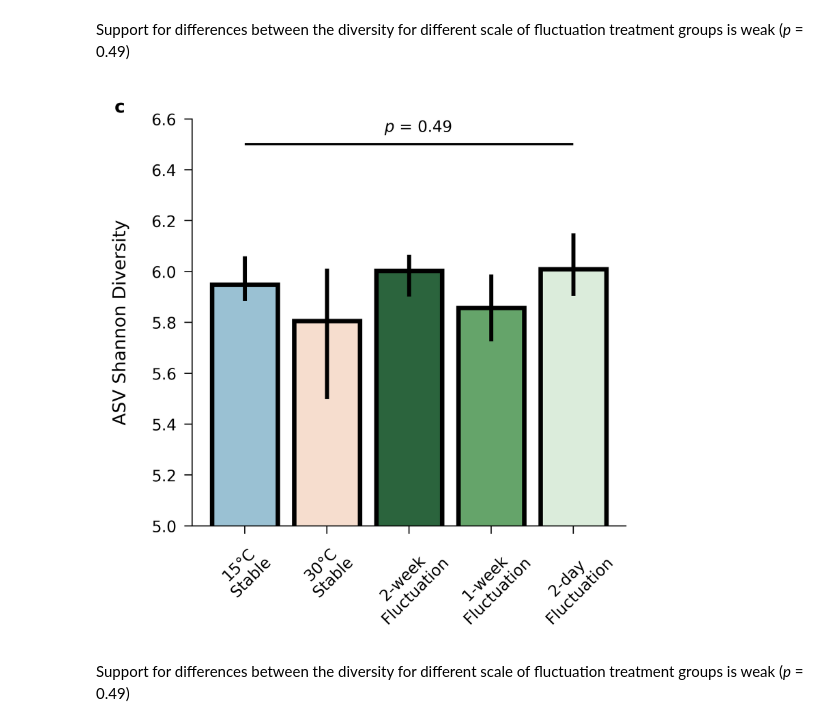
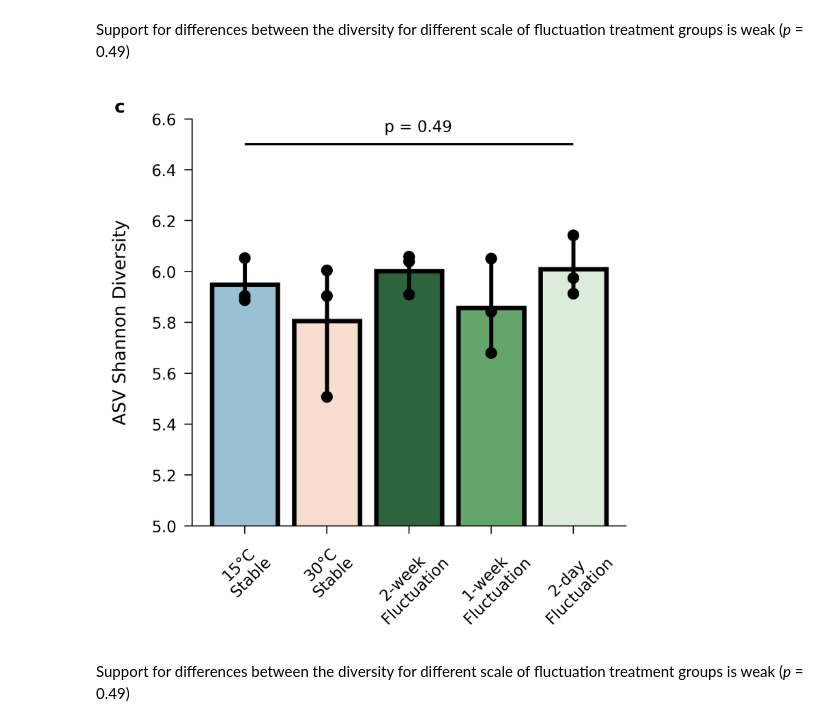
Before and after one commit to biomoff/Temperature-fluctuation, a Jupyter notebook: Amplicon/Notebooks/01_Alpha-diversity.ipynb, the cells around one changed output. Drawn from its saved outputs; the diff is of its cells as text; code cells hidden in the pictures.

```diff
--- a/Amplicon/Notebooks/01_Alpha-diversity.ipynb
+++ b/Amplicon/Notebooks/01_Alpha-diversity.ipynb
@@ -439,34 +439,39 @@ plt.style.use("../nature.mplstyle")
 s2_active_diversity = pd.read_csv("../Datasets/Diversity/Alpha/StageTwoActive_diversity_averaged.csv")
 
 # create order for scales of fluctuation
 order = ['lowT','highT','2Weeks','1Week','2Days']
+s2_active_diversity['Scale of fluctuation'] = pd.Categorical(s2_active_diversity['Scale of fluctuation'],
+                                                             categories= order, ordered= True)
 # create colour palette
 colours = ['#90c4dd','#fddbc7','#216E39','#5AAE61','#D8EFD8']
 # create x tick labels
 xlabels = ['15°C\nStable','30°C\nStable', '2-week\nFluctuation','1-week\nFluctuation', '2-day\nFluctuation']
 
 # Stage 2 active data
 fig = plt.figure(figsize= (3.4,3.4), dpi= 600)
 p = sns.barplot(data= s2_active_diversity, x= "Scale of fluctuation", y= "Diversity", palette= colours, order= order,
             estimator='mean', errorbar=('ci', 95), errcolor= 'black', linewidth= 2, edgecolor= 'black')
+# Overlay data points
+sns.scatterplot(data= s2_active_diversity, x= "Scale of fluctuation", y= "Diversity",
+                color= 'black', size= 10, linewidth= 1, edgecolor= 'k', ax= p, legend= False)
 
 
 # Tidy up
 p.set(ylabel= 'ASV Shannon Diversity', xlabel= None)
 p.set_ylabel(p.get_ylabel(), labelpad= 10)
 sns.despine()
 plt.ylim(ymin= 5, ymax= 6.6)
 plt.xticks(ticks= p.get_xticks(), labels= xlabels, rotation= 45)
 plt.yticks(ticks= p.get_yticks())
 plt.hlines(xmin= 0,xmax= 4, y= 6.5, color= 'Black')
-plt.text(x= 1.7, y= 6.55, s= '$\it{p}$ = 0.49')
+plt.text(x= 1.7, y= 6.55, s= 'p = 0.49')
 #plt.text(x= -1.6, y= 6.58, s= 'b', weight= 'bold', fontsize= 8)
 fig.text(x= 0.035, y=0.97 , s= 'c', weight= 'bold', fontsize= 8)
 plt.tight_layout()
 
 # Save to file
 plt.savefig("../Figures/Diversity/Alpha/Shannon_diversity_fluctuation_active.svg")
 # %% [output]
-[figure, old version]
+[figure, new version]
 # %% [markdown]
 Support for differences between the diversity for different scale of fluctuation treatment groups is weak (*p* = 0.49)
```
Also changed, not shown: parts of 6 cells of this notebook, 18 other files.
